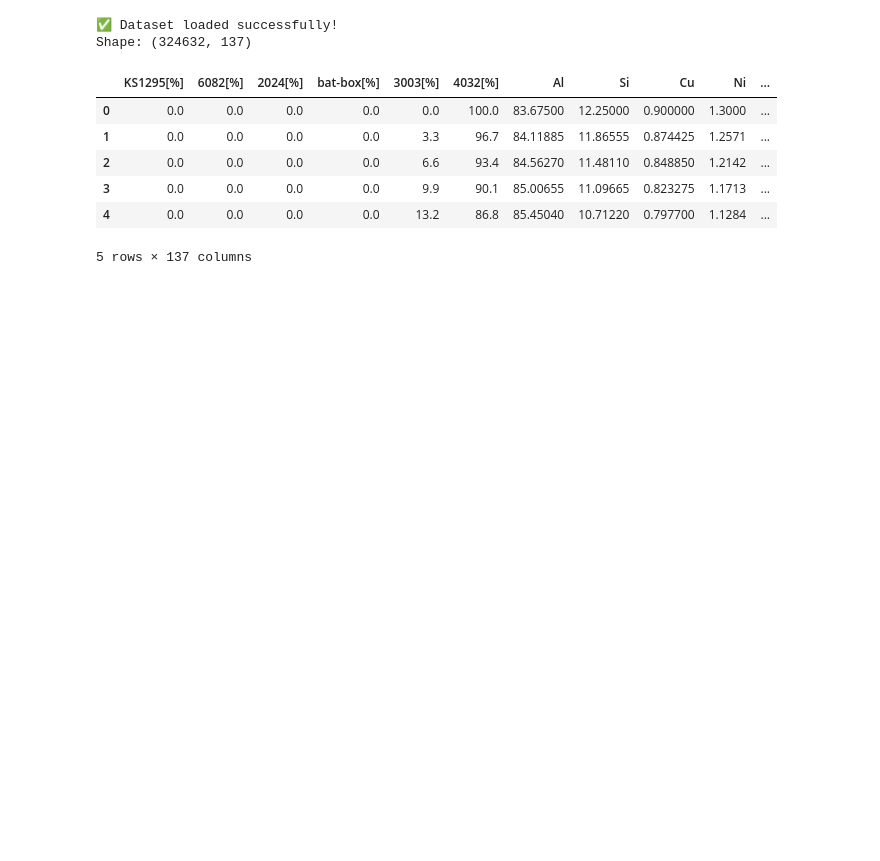
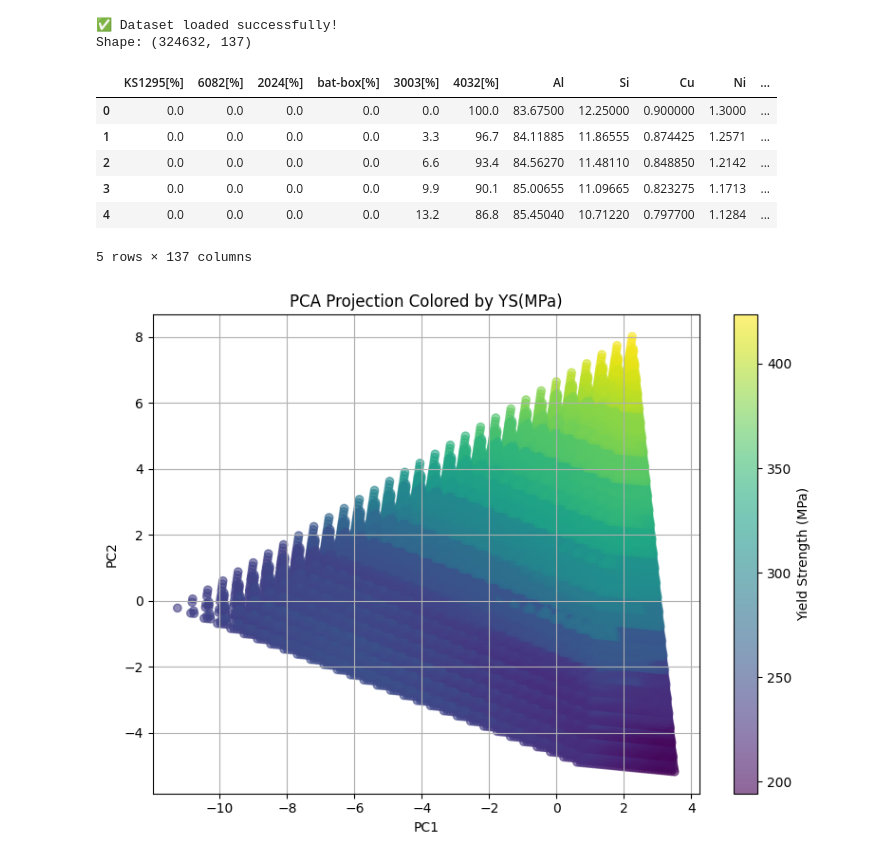
Before and after one commit to warrmu01/2025-IEEE_SciVis-Contest-Mughees, a Jupyter notebook: notebooks/02_global_visualization.ipynb, the cells around one changed output. Drawn from its saved outputs; the diff is of its cells as text; code cells hidden in the pictures; blank space fills up the shorter version.

Commit message:
finished work on PCA for composition columns

```diff
--- a/notebooks/02_global_visualization.ipynb
+++ b/notebooks/02_global_visualization.ipynb
@@ -36,3 +36,36 @@ Shape: (324632, 137)
 # Define feature groups
 composition_cols = ['Al', 'Si', 'Cu', 'Ni', 'Mg', 'Mn', 'Fe', 'Cr', 'Ti', 'Zr', 'V', 'Zn']
 target_cols = ['YS(MPa)', 'CSC', 'Therm. conductivity(W/(mK))', 'Density(g/cm3)']
+# %%
+X = df[composition_cols].dropna()
+
+# Step 2: Standardize the data
+scaler = StandardScaler()
+X_scaled = scaler.fit_transform(X)
+
+# Step 3: Apply PCA
+pca = PCA(n_components=2)
+X_pca = pca.fit_transform(X_scaled)
+
+# Step 4: Create a DataFrame for visualization
+pca_df = pd.DataFrame(X_pca, columns=['PC1', 'PC2'])
+pca_df['YS(MPa)'] = df.loc[X.index, 'YS(MPa)']
+pca_df['Therm.conductivity(W/(mK))'] = df.loc[X.index, 'Therm.conductivity(W/(mK))']
+pca_df['CSC'] = df.loc[X.index, 'CSC']
+# %%
+plt.figure(figsize=(8, 6))
+scatter = plt.scatter(
+    pca_df['PC1'], pca_df['PC2'],
+    c=pca_df['YS(MPa)'],
+    cmap='viridis',
+    alpha=0.6
+)
+plt.colorbar(scatter, label='Yield Strength (MPa)')
+plt.xlabel('PC1')
+plt.ylabel('PC2')
+plt.title('PCA Projection Colored by YS(MPa)')
+plt.grid(True)
+plt.tight_layout()
+plt.show()
+# %% [output]
+[figure, added]
```
Also changed, not shown: parts of 10 cells of this notebook.
